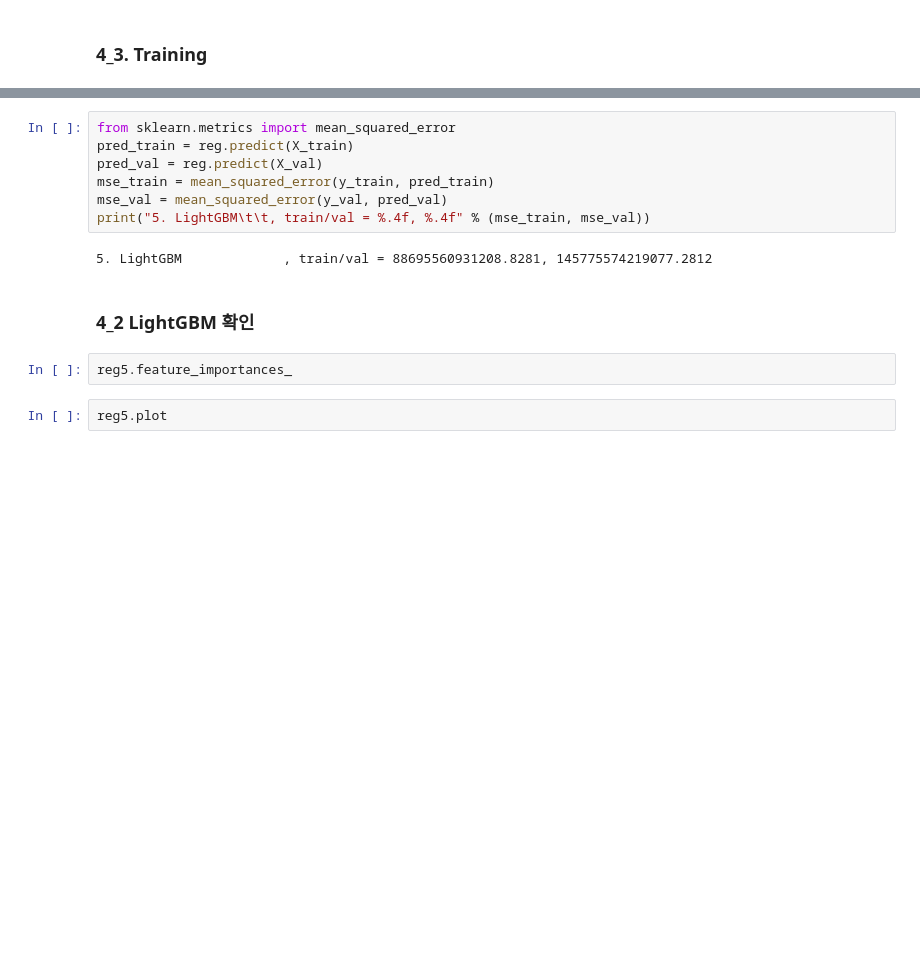
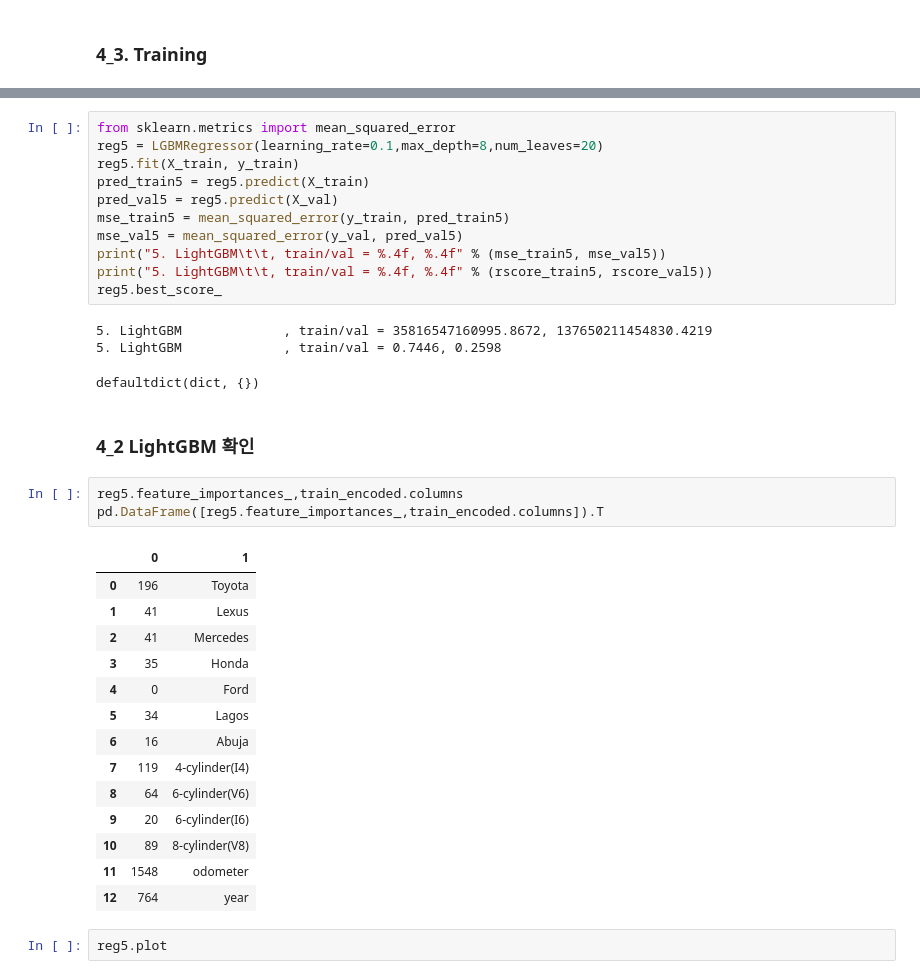
Before and after one commit to y001003/dacon, a Jupyter notebook: used_car/데이콘_중고차_가격예측.ipynb, the cells around one changed output, grey strips where cells are left out. Drawn from its saved outputs; the diff is of its cells as text; blank space fills up the shorter version.

```diff
--- a/used_car/데이콘_중고차_가격예측.ipynb
+++ b/used_car/데이콘_중고차_가격예측.ipynb
@@ -374,16 +415,38 @@ print("5. LightGBM\t\t, train/val = %.4f, %.4f" % (rscore_train5, rscore_val5))
 # %%
 from sklearn.metrics import mean_squared_error
-pred_train = reg.predict(X_train)
-pred_val = reg.predict(X_val)
-mse_train = mean_squared_error(y_train, pred_train)
-mse_val = mean_squared_error(y_val, pred_val)
-print("5. LightGBM\t\t, train/val = %.4f, %.4f" % (mse_train, mse_val))
+reg5 = LGBMRegressor(learning_rate=0.1,max_depth=8,num_leaves=20)
+reg5.fit(X_train, y_train)
+pred_train5 = reg5.predict(X_train)
+pred_val5 = reg5.predict(X_val)
+mse_train5 = mean_squared_error(y_train, pred_train5)
+mse_val5 = mean_squared_error(y_val, pred_val5)
+print("5. LightGBM\t\t, train/val = %.4f, %.4f" % (mse_train5, mse_val5))
+print("5. LightGBM\t\t, train/val = %.4f, %.4f" % (rscore_train5, rscore_val5))
+reg5.best_score_
 # %% [output]
-5. LightGBM             , train/val = 88695560931208.8281, 145775574219077.2812
+5. LightGBM             , train/val = 35816547160995.8672, 137650211454830.4219
+5. LightGBM             , train/val = 0.7446, 0.2598
+defaultdict(dict, {})
 # %% [markdown]
 ### 4_2 LightGBM 확인
-# %%
-reg5.feature_importances_
+# %%
+reg5.feature_importances_,train_encoded.columns
+pd.DataFrame([reg5.feature_importances_,train_encoded.columns]).T
+# %% [output]
+|  | 0 | 1 |
+| 0 | 196 | Toyota |
+| 1 | 41 | Lexus |
+| 2 | 41 | Mercedes |
+| 3 | 35 | Honda |
+| 4 | 0 | Ford |
+| 5 | 34 | Lagos |
+| 6 | 16 | Abuja |
+| 7 | 119 | 4-cylinder(I4) |
+| 8 | 64 | 6-cylinder(V6) |
+| 9 | 20 | 6-cylinder(I6) |
+| 10 | 89 | 8-cylinder(V8) |
+| 11 | 1548 | odometer |
+| 12 | 764 | year |
 # %%
 reg5.plot
 # %% [markdown]
```
Also changed, not shown: parts of 10 cells of this notebook.
